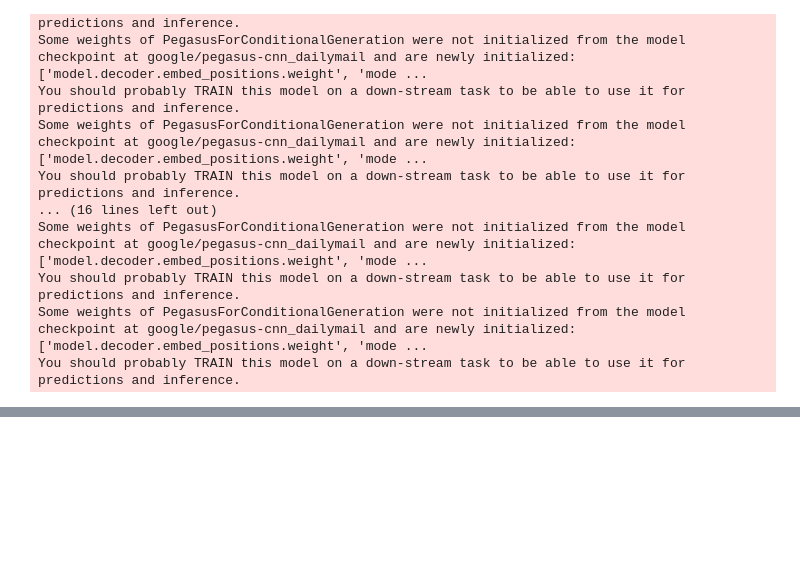
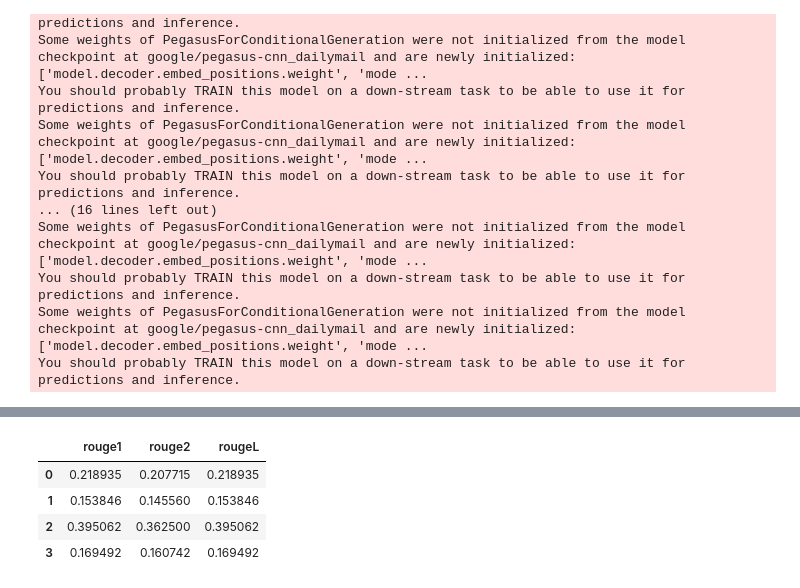
Before and after one commit to Zeid-Hazboun/entropic_case, a Jupyter notebook: entropic_case/summarizer.ipynb, the cells around one changed output, grey strips where cells are left out. Saved outputs shown, nothing was run; the diff lists cells and outputs as text; code cells hidden in the pictures; blank space fills up the shorter version.

```diff
--- a/entropic_case/summarizer.ipynb
+++ b/entropic_case/summarizer.ipynb
@@ -38,5 +40,5 @@ I made the summary on the preprocessed text, however it is not coherent, due to
 # %%
-df["summary"] = df["Description"].apply(summarize)
+df["summary"] = df["description"].apply(summarize)
 # %% [output]
 Some weights of PegasusForConditionalGeneration were not initialized from the model checkpoint at google/pegasus-cnn_dailymail and are newly initialized: ['model.decoder.embed_positions.weight', 'mode ...
 You should probably TRAIN this model on a down-stream task to be able to use it for predictions and inference.
@@ -76,0 +90,25 @@ You should probably TRAIN this model on a down-stream task to be able to use it
+# %%
+scorer = rouge_scorer.RougeScorer(['rouge1', 'rouge2', 'rougeL'], use_stemmer=True)
+
+# Function to calculate ROUGE scores for pairs of text
+def calculate_rouge_scores(reference, hypothesis):
+    return scorer.score(reference, hypothesis)
+
+# Applying the ROUGE evaluation for each row in the DataFrame
+rouge_scores_list = df.apply(lambda row: calculate_rouge_scores(row['description'], row['summary']), axis=1)
+
+# Creating a new DataFrame for the ROUGE scores
+rouge_df = pd.DataFrame({
+    'rouge1': rouge_scores_list.apply(lambda x: x['rouge1'].fmeasure),
+    'rouge2': rouge_scores_list.apply(lambda x: x['rouge2'].fmeasure),
+    'rougeL': rouge_scores_list.apply(lambda x: x['rougeL'].fmeasure)
+})
+
+# Display the new DataFrame with the ROUGE scores
+rouge_df
+# %% [output]
+|  | rouge1 | rouge2 | rougeL |
+| 0 | 0.218935 | 0.207715 | 0.218935 |
+| 1 | 0.153846 | 0.145560 | 0.153846 |
+| 2 | 0.395062 | 0.362500 | 0.395062 |
+| 3 | 0.169492 | 0.160742 | 0.169492 |
```
Also changed, not shown: parts of 10 cells of this notebook, 10 other files.
